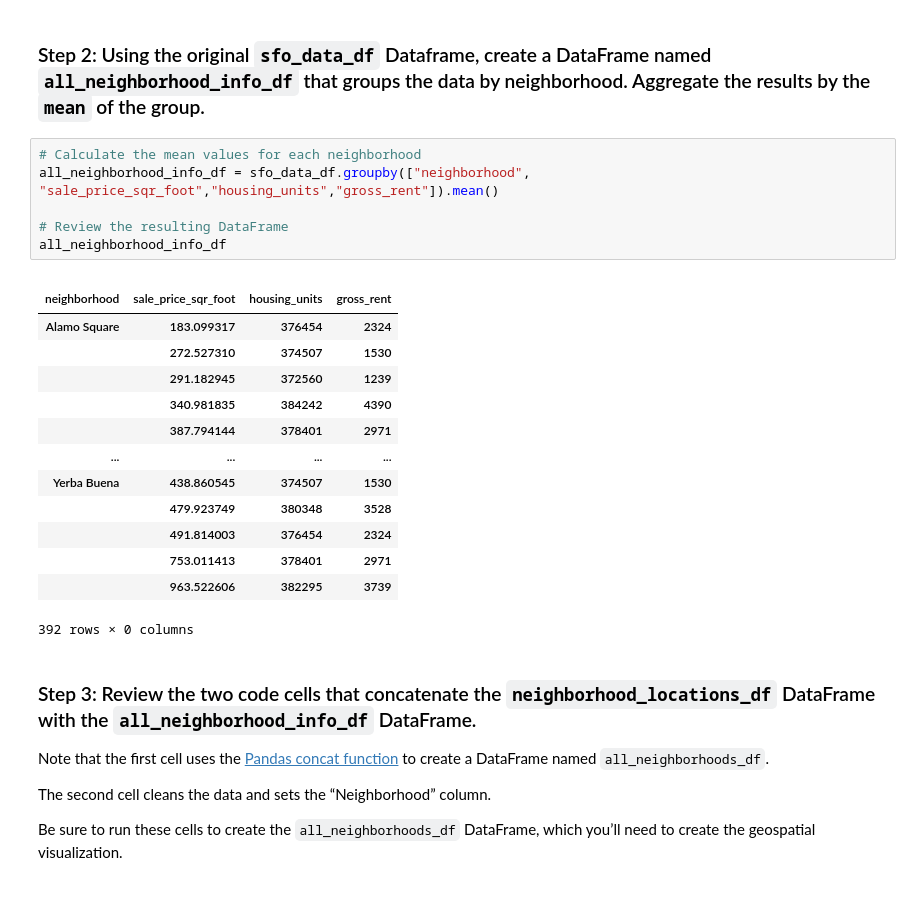
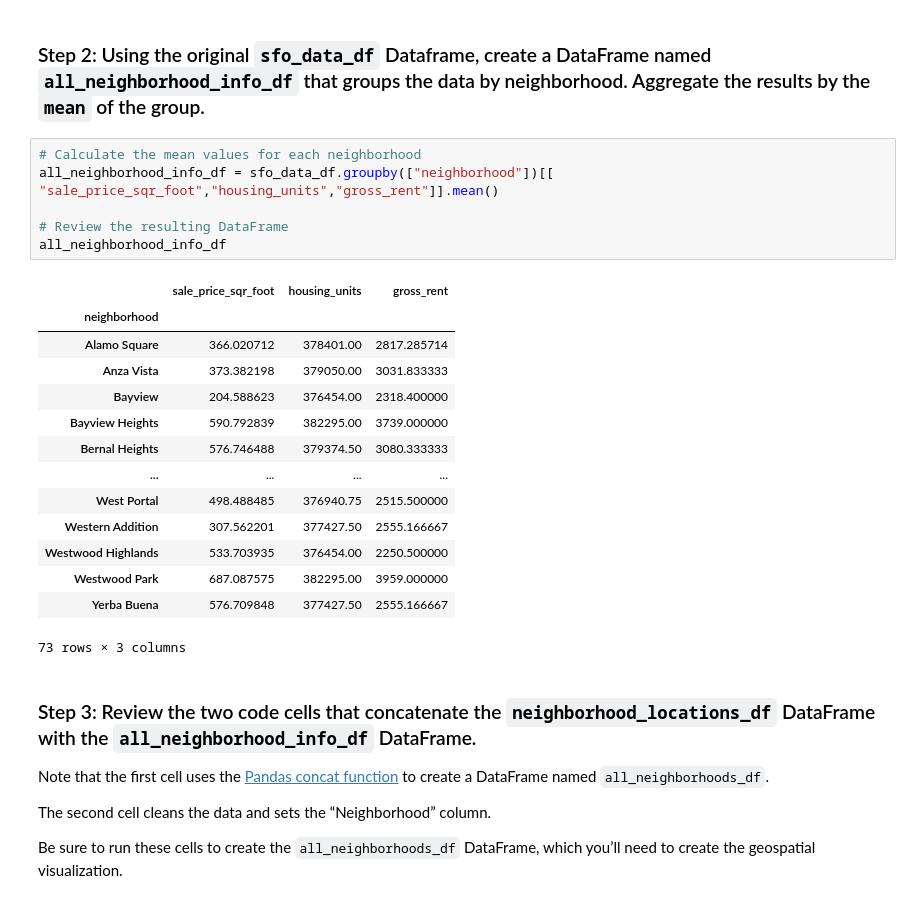
Before and after one commit to AnvithaChaluvadi/Housing-Analysis_Module6Challenge, a Jupyter notebook: Code/san_francisco_housing.ipynb, the cells around one changed output. Saved outputs shown, nothing was run; the diff lists cells and outputs as text.

```diff
--- a/Code/san_francisco_housing.ipynb
+++ b/Code/san_francisco_housing.ipynb
@@ -423,25 +441,25 @@ neighborhood_locations_df
 ### Step 2: Using the original `sfo_data_df` Dataframe, create a DataFrame named `all_neighborhood_info_df` that groups the data by neighborhood. Aggregate the results by the `mean` of the group.
 # %%
 # Calculate the mean values for each neighborhood
-all_neighborhood_info_df = sfo_data_df.groupby(["neighborhood", "sale_price_sqr_foot","housing_units","gross_rent"]).mean()
+all_neighborhood_info_df = sfo_data_df.groupby(["neighborhood"])[[ "sale_price_sqr_foot","housing_units","gross_rent"]].mean()
 
 # Review the resulting DataFrame
 all_neighborhood_info_df
 # %% [output]
-|  |  |  |  |
-| neighborhood | sale_price_sqr_foot | housing_units | gross_rent |
-| Alamo Square | 183.099317 | 376454 | 2324 |
-|  | 272.527310 | 374507 | 1530 |
-|  | 291.182945 | 372560 | 1239 |
-|  | 340.981835 | 384242 | 4390 |
-|  | 387.794144 | 378401 | 2971 |
+|  | sale_price_sqr_foot | housing_units | gross_rent |
+| neighborhood |  |  |  |
+| Alamo Square | 366.020712 | 378401.00 | 2817.285714 |
+| Anza Vista | 373.382198 | 379050.00 | 3031.833333 |
+| Bayview | 204.588623 | 376454.00 | 2318.400000 |
+| Bayview Heights | 590.792839 | 382295.00 | 3739.000000 |
+| Bernal Heights | 576.746488 | 379374.50 | 3080.333333 |
 | ... | ... | ... | ... |
-| Yerba Buena | 438.860545 | 374507 | 1530 |
-|  | 479.923749 | 380348 | 3528 |
-|  | 491.814003 | 376454 | 2324 |
-|  | 753.011413 | 378401 | 2971 |
-|  | 963.522606 | 382295 | 3739 |
+| West Portal | 498.488485 | 376940.75 | 2515.500000 |
+| Western Addition | 307.562201 | 377427.50 | 2555.166667 |
+| Westwood Highlands | 533.703935 | 376454.00 | 2250.500000 |
+| Westwood Park | 687.087575 | 382295.00 | 3959.000000 |
+| Yerba Buena | 576.709848 | 377427.50 | 2555.166667 |
-392 rows × 0 columns
+73 rows × 3 columns
 # %% [markdown]
 ### Step 3: Review the two code cells that concatenate the `neighborhood_locations_df` DataFrame with the `all_neighborhood_info_df` DataFrame.
 
```
Also changed, not shown: parts of 15 cells of this notebook, 1 other file.
